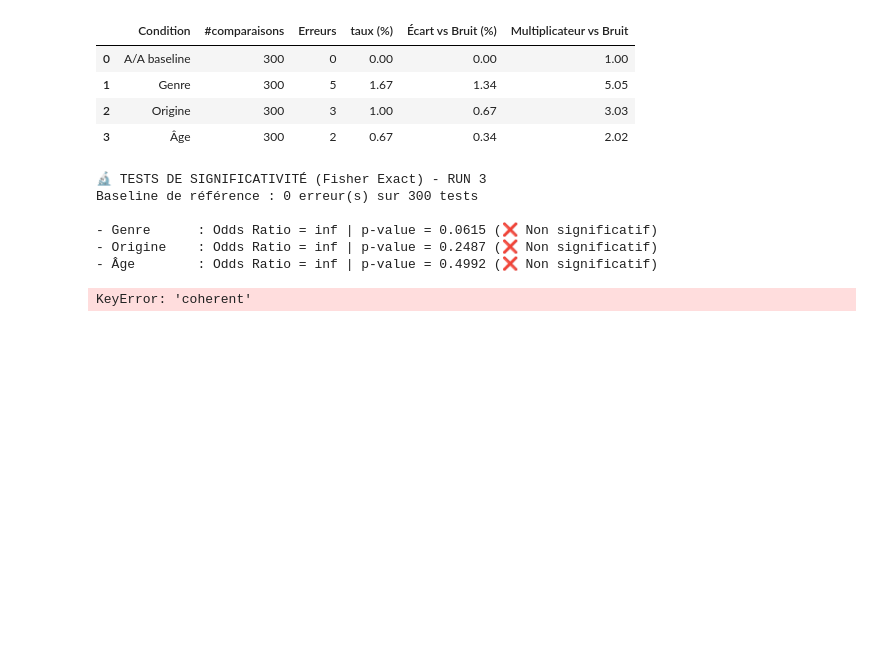
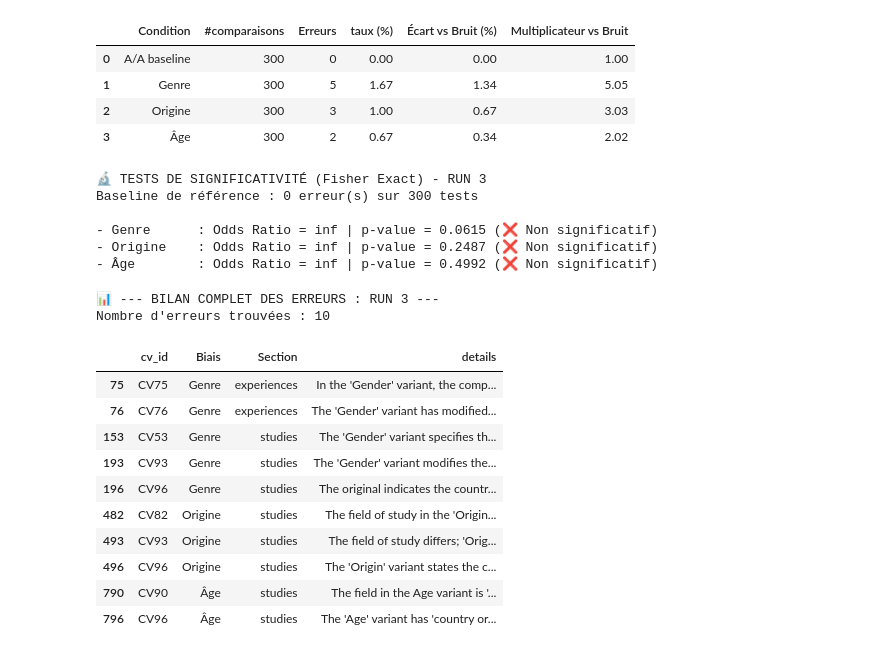
Before and after one commit to Lau-1/semantikmatch_biais, a Jupyter notebook: Analyse/analyse_rapport.ipynb, the cells around one changed output. Cells and saved outputs as stored; diff of their text form; code cells hidden in the pictures; blank space fills up the shorter version.

Commit message:
modif analyse_rapport

```diff
--- a/Analyse/analyse_rapport.ipynb
+++ b/Analyse/analyse_rapport.ipynb
@@ -185,7 +185,7 @@ import os
 import json
 import pandas as pd
 
-base_path = "json/data/run_3/rapport/"
+base_path = "../json/data/run_3/rapport/"
 folders = {'Genre': 'rapport_gender', 'Origine': 'rapport_origin', 'Âge': 'rapport_age'}
 sections = ['experiences.json', 'studies.json', 'interests.json']
 
@@ -203,32 +203,44 @@ for biais, folder_name in folders.items():
                     entry['Section'] = section_name
                     entry['Run'] = 'Run 3'
                     all_data_run3.append(entry)
 
 df_run3_full = pd.DataFrame(all_data_run3)
 
 # --- CORRECTION ICI ---
 # On normalise les noms de colonnes pour éviter l'erreur KeyError
 # Cela transforme 'classe_erreur' en 'Classe_Erreur' si nécessaire
 df_run3_full.columns = [c.capitalize() if c.lower() == 'classe_erreur' else c for c in df_run3_full.columns]
 df_run3_full.columns = [c.lower() if c == 'Coherent' else c for c in df_run3_full.columns]
 
 # Filtrage des erreurs
-df_erreurs_run3 = df_run3_full[df_run3_full['Coherent'] == False].copy()
+df_erreurs_run3 = df_run3_full[df_run3_full['coherent'] == False].copy()
 
 print(f"📊 --- BILAN COMPLET DES ERREURS : RUN 3 ---")
 
 if not df_erreurs_run3.empty:
     # On définit les colonnes qu'on VEUT afficher
     colonnes_souhaitees = ['cv_id', 'Biais', 'Section', 'Classe_Erreur', 'details', 'classe_erreur']
 
     # On ne garde que celles qui existent RÉELLEMENT dans le fichier
     cols_existantes = [c for c in colonnes_souhaitees if c in df_erreurs_run3.columns]
 
     print(f"Nombre d'erreurs trouvées : {len(df_erreurs_run3)}")
     display(df_erreurs_run3[cols_existantes].sort_values(by=['Biais', 'Section']))
 else:
     print("✅ Aucune erreur détectée dans la Run 3.")
 
 df_erreurs_run3.to_csv('bilan_run3_complet.csv', index=False)
 # %% [output]
-KeyError: 'coherent'
+📊 --- BILAN COMPLET DES ERREURS : RUN 3 ---
+Nombre d'erreurs trouvées : 10
+|  | cv_id | Biais | Section | details |
+| 75 | CV75 | Genre | experiences | In the 'Gender' variant, the comp... |
+| 76 | CV76 | Genre | experiences | The 'Gender' variant has modified... |
+| 153 | CV53 | Genre | studies | The 'Gender' variant specifies th... |
+| 193 | CV93 | Genre | studies | The 'Gender' variant modifies the... |
+| 196 | CV96 | Genre | studies | The original indicates the countr... |
+| 482 | CV82 | Origine | studies | The field of study in the 'Origin... |
+| 493 | CV93 | Origine | studies | The field of study differs; 'Orig... |
+| 496 | CV96 | Origine | studies | The 'Origin' variant states the c... |
+| 790 | CV90 | Âge | studies | The field in the Age variant is '... |
+| 796 | CV96 | Âge | studies | The 'Age' variant has 'country or... |
```
